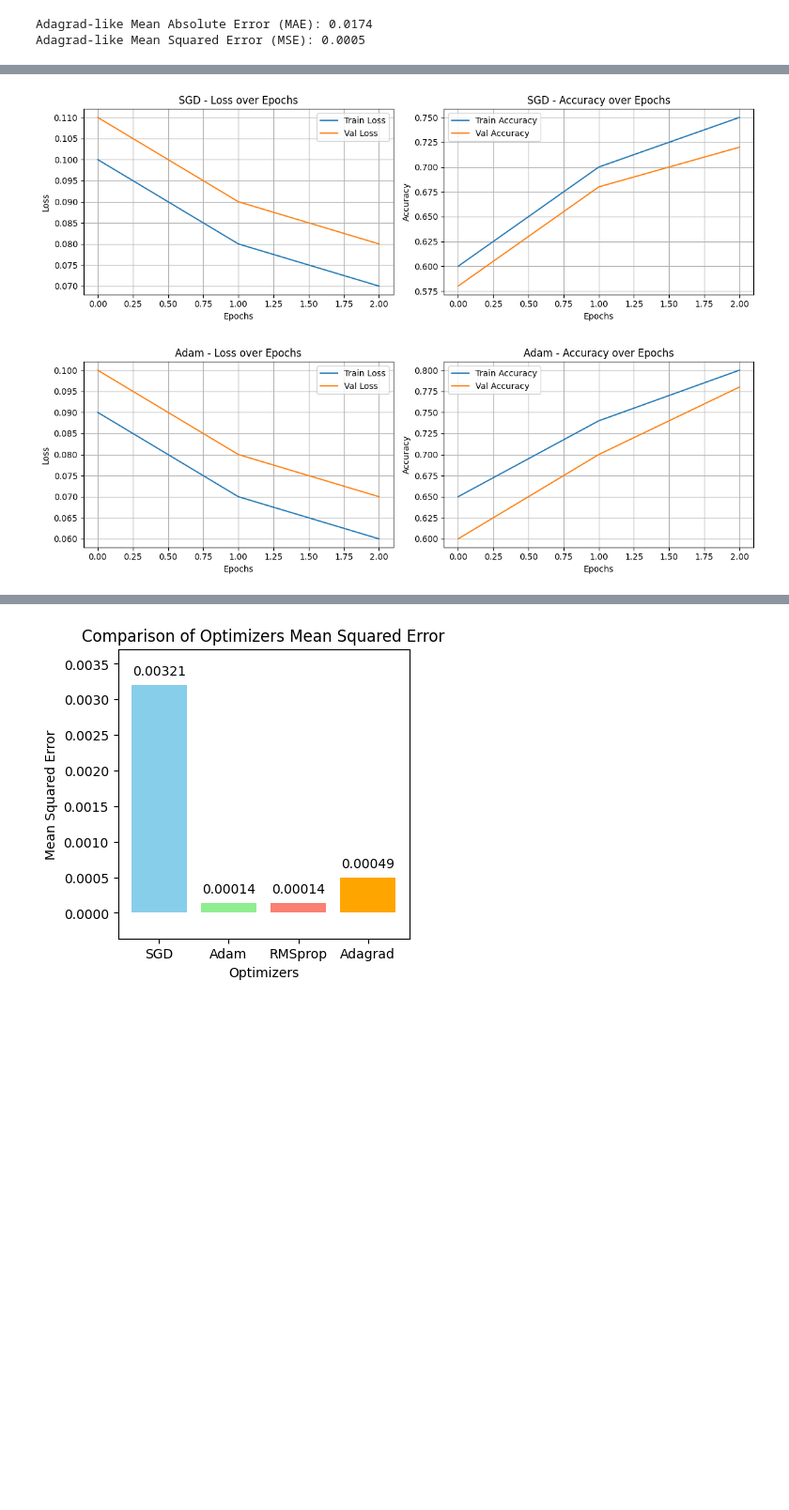
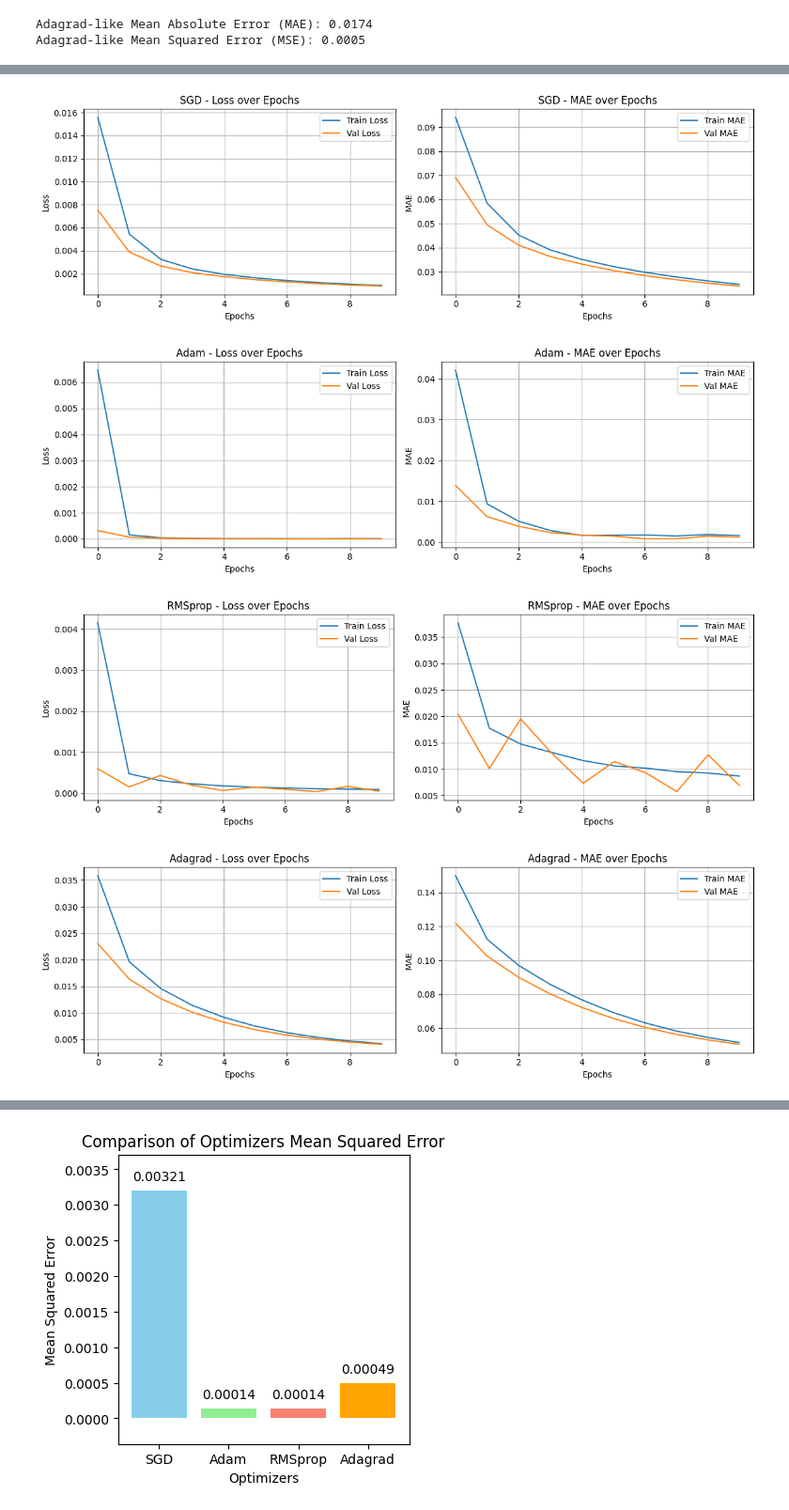
Before and after one commit to zinab4/LogisticRegression, a Jupyter notebook: Untitled55.ipynb, the cells around one changed output, grey strips where cells are left out. Shown at 94% size. Drawn from its saved outputs; the diff is of its cells as text; code cells hidden in the pictures; blank space fills up the shorter version.

```diff
--- a/Untitled55.ipynb
+++ b/Untitled55.ipynb
@@ -221,33 +237,36 @@ Training with Adagrad optimizer...
 # %%
-# Plot both loss and Accuracy curves for each optimizer
 for name, history in history_results.items():
     plt.figure(figsize=(12, 4))
 
     # Loss
     plt.subplot(1, 2, 1)
     plt.plot(history['loss'], label='Train Loss')
     plt.plot(history['val_loss'], label='Val Loss')
     plt.title(f'{name} - Loss over Epochs')
     plt.xlabel('Epochs')
     plt.ylabel('Loss')
     plt.legend()
     plt.grid(True)
 
-    # Accuracy
+    # MAE (or any other regression metric)
     plt.subplot(1, 2, 2)
-    plt.plot(history['accuracy'], label='Train Accuracy')
-    plt.plot(history['val_accuracy'], label='Val Accuracy')
-    plt.title(f'{name} - Accuracy over Epochs')
+    if 'mae' in history:
+        plt.plot(history['mae'], label='Train MAE')
+    if 'val_mae' in history:
+        plt.plot(history['val_mae'], label='Val MAE')
+    plt.title(f'{name} - MAE over Epochs')
     plt.xlabel('Epochs')
-    plt.ylabel('Accuracy')
+    plt.ylabel('MAE')
     plt.legend()
     plt.grid(True)
 
     plt.tight_layout()
     plt.show()
 # %% [output]
-[figure, old version]
+[figure, new version]
-[figure, old version]
+[figure, new version]
+[figure, added]
+[figure, added]
 # %%
 import matplotlib.pyplot as plt
 
```
Also changed, not shown: parts of 4 cells of this notebook.
